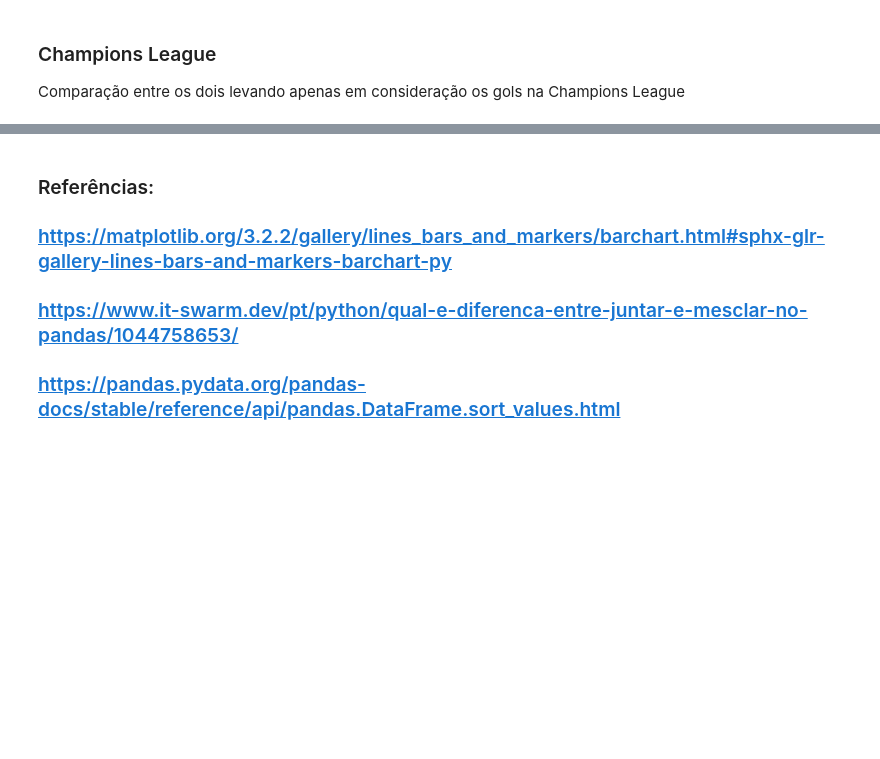
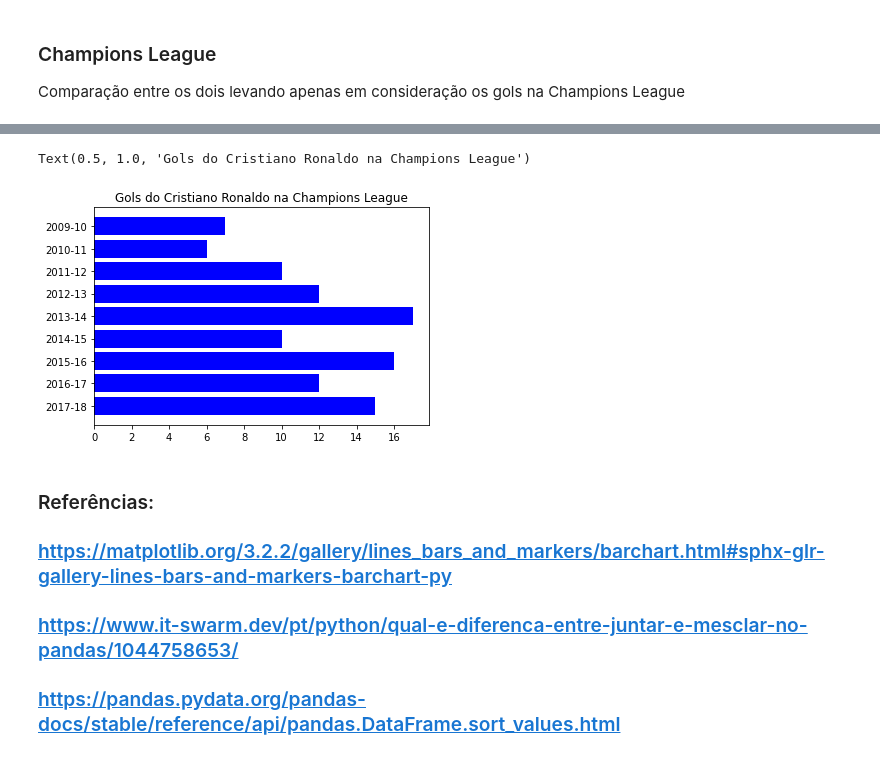
Before and after one commit to Marco87/Projects, a Jupyter notebook: Python/Projetos/MessiRonaldo/messironaldo.ipynb, the cells around one changed output, grey strips where cells are left out. Saved outputs shown, nothing was run; the diff lists cells and outputs as text; code cells hidden in the pictures; blank space fills up the shorter version.

```diff
--- a/Python/Projetos/MessiRonaldo/messironaldo.ipynb
+++ b/Python/Projetos/MessiRonaldo/messironaldo.ipynb
@@ -259,3 +259,12 @@ Text(0.5, 1.0, 'Gols do Lionel Messi na Champions League')
+# %%
+#Gols do Cristiano Ronaldo na Champions League
+
+plt.barh(df_ronaldo_champions['Season'], df_ronaldo['CL_Goals'], color='blue')
+
+plt.title("Gols do Cristiano Ronaldo na Champions League")
+# %% [output]
+Text(0.5, 1.0, 'Gols do Cristiano Ronaldo na Champions League')
+[figure, added]
 # %% [markdown]
 ### Referências:
 
```
Also changed, not shown: parts of 1 cell of this notebook.
